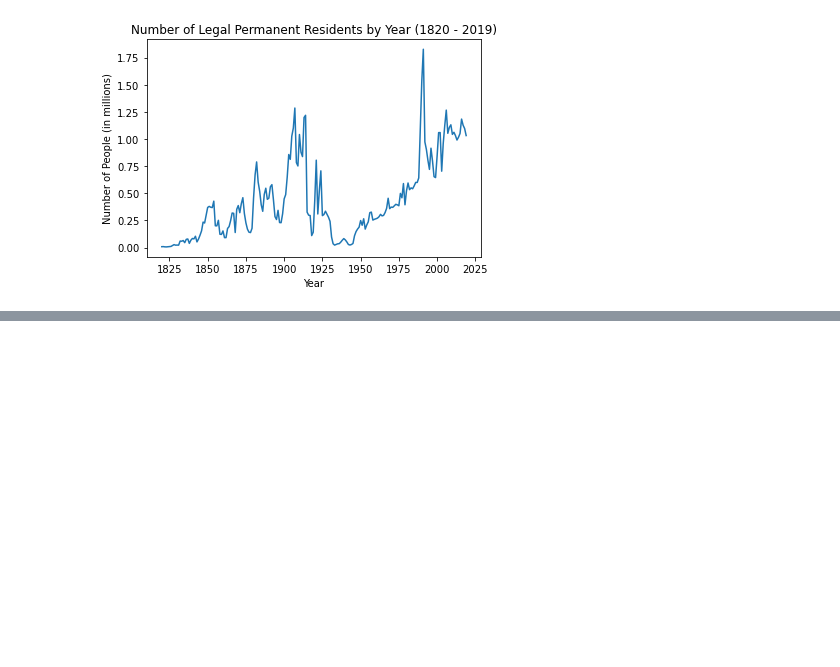
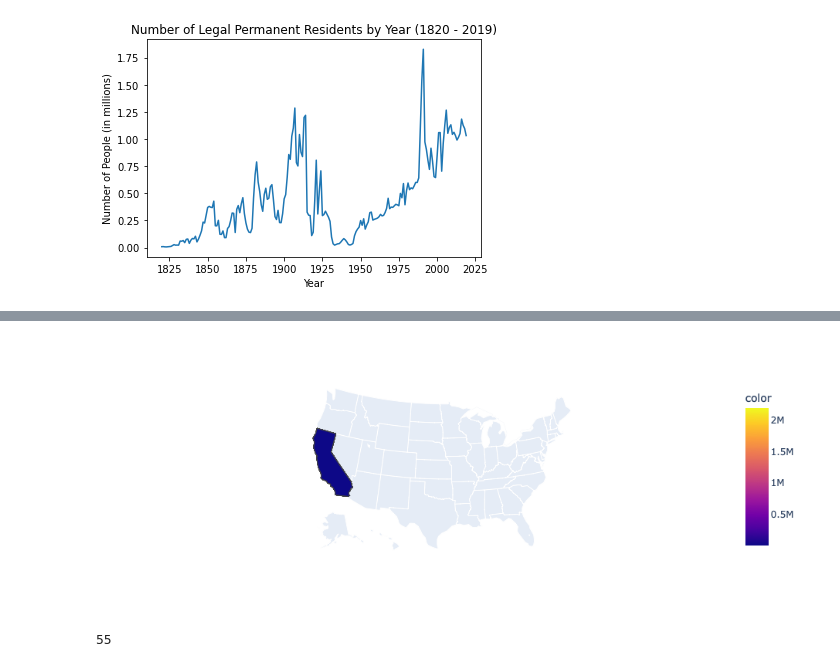
Before and after one commit to halabi93/Immigration-Data-Analysis, a Jupyter notebook: DataAnalysis.ipynb, the cells around one changed output, grey strips where cells are left out. Drawn from its saved outputs; the diff is of its cells as text; code cells hidden in the pictures; blank space fills up the shorter version.

```diff
--- a/DataAnalysis.ipynb
+++ b/DataAnalysis.ipynb
@@ -421,0 +399,5 @@ plt.savefig("Images/"+ savename, bbox_inches='tight')
+# %%
+imm_loc_file = os.path.join("Outputs", "Immigrant Location 2010-2020.csv")
+imm_loc_df = pd.read_csv(imm_loc_file, index_col=0)
+df = imm_loc_df["From 2010 to 2020"]
+df.head(55)
@@ -421,0 +424,3 @@ plt.savefig("Images/"+ savename, bbox_inches='tight')
+# %%
+df["States"] =
+df.head(55)
@@ -421,0 +448,9 @@ plt.savefig("Images/"+ savename, bbox_inches='tight')
+# %%
+fig = px.choropleth(locations=['CA' for x in range(0, 55)], locationmode="USA-states", color=df["From 2010 to 2020"], scope="usa")
+fig.show()
+# %% [output]
+[figure, added]
+# %%
+len(df)
+# %% [output]
+55
```
Also changed, not shown: parts of 9 cells of this notebook, 30 other files.
